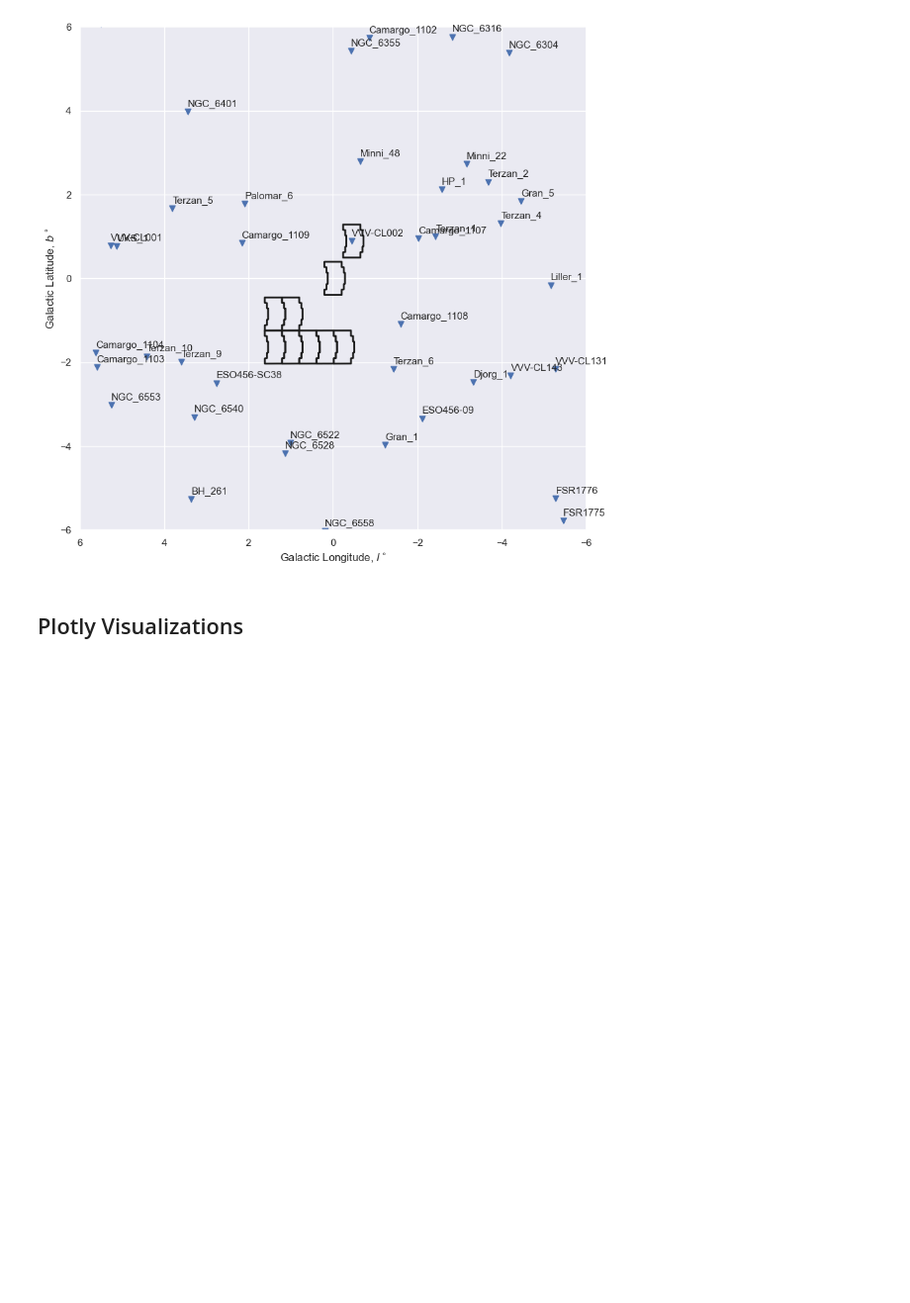
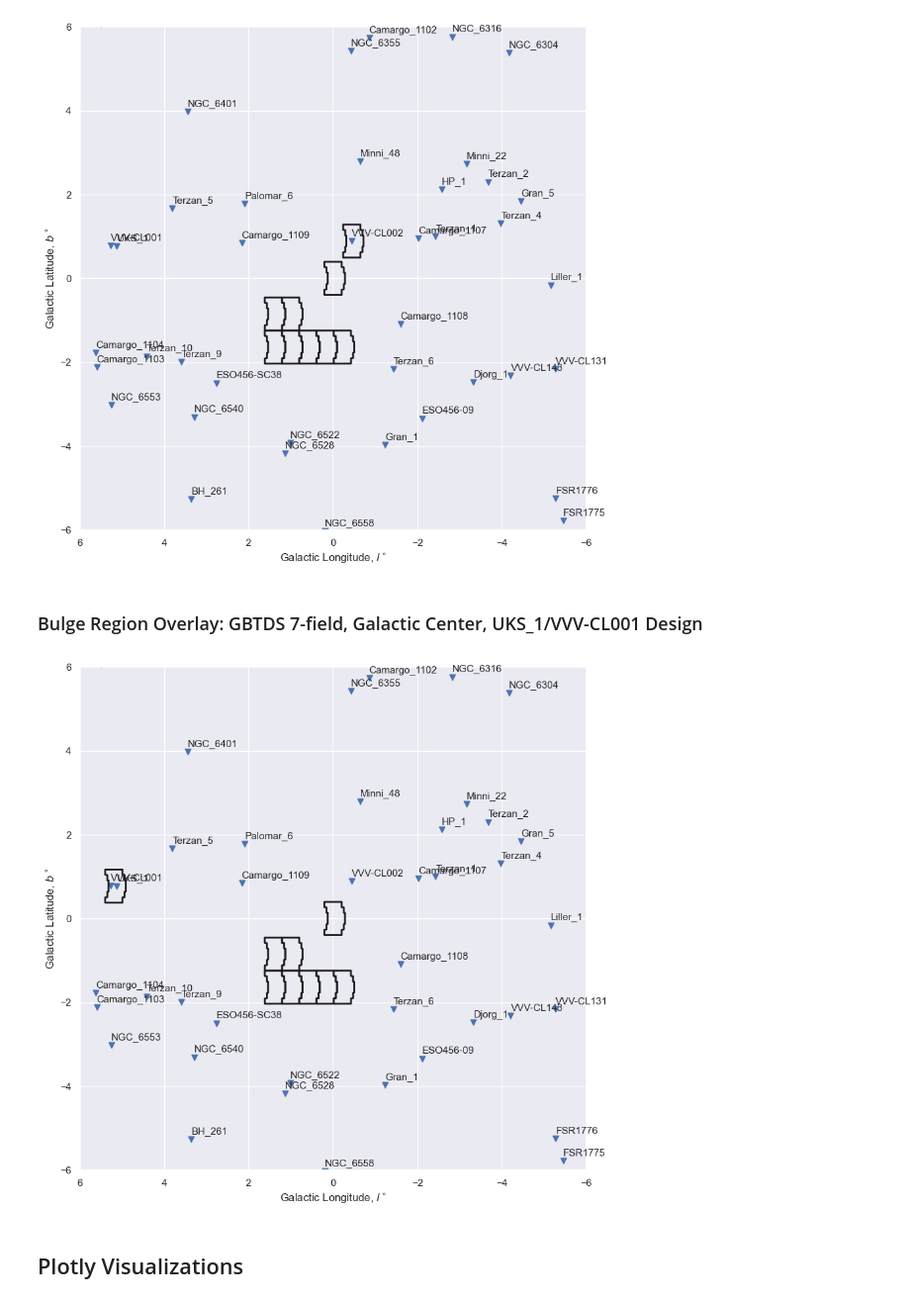
Before and after one commit to jsobeck/roman_gbtds, a Jupyter notebook: GBTDS_Globular_Cluster.ipynb, the cells around one changed output. Shown at 99% size. Drawn from its saved outputs; the diff is of its cells as text; code cells hidden in the pictures; blank space fills up the shorter version.

Commit message:
Modification of GBTDS Globular Cluster compilation/field overlay notebook

```diff
--- a/GBTDS_Globular_Cluster.ipynb
+++ b/GBTDS_Globular_Cluster.ipynb
@@ -143,7 +143,7 @@ for f in fields:
         ax.plot(f[:,1],f[:,2],'k-',lw=2)
 
 ## Galactic Center field
-layout='layout_gal-cen'
+layout='layout_GalCen'
 fields = []
 with open('%s.outline.lbad' % (layout)) as fp:
     for k, g in groupby(fp, lambda x: x.startswith(' ')):
@@ -164,7 +164,7 @@ z = np.array(ig_clusters.Cluster_Name)
 for i in range(len(x)):
     ax.annotate(z[i], (x[i], y[i]+0.12), fontsize=11)
 # Write to file and display to screen
-plt.savefig('GBTDS_7field+GalCen_GlobClus.png', bbox_inches='tight')
+plt.savefig('GBTDS_7field-GalCen-GlobClus.png', bbox_inches='tight')
 plt.show()
 # %% [output]
 [figure]
@@ -189,7 +189,7 @@ for f in fields:
         ax.plot(f[:,1],f[:,2],'k-',lw=2)
 
 ## Galactic Center Field
-layout='layout_gal-cen'
+layout='layout_GalCen'
 fields = []
 with open('%s.outline.lbad' % (layout)) as fp:
     for k, g in groupby(fp, lambda x: x.startswith(' ')):
@@ -220,10 +220,64 @@ z = np.array(ig_clusters.Cluster_Name)
 for i in range(len(x)):
     ax.annotate(z[i], (x[i], y[i]+0.12), fontsize=11)
 # Write to file and display to screen
-plt.savefig('GBTDS_7field+GalCen+VVVCL02.png', bbox_inches='tight')
+plt.savefig('GBTDS_7field-GalCen-VVVCL02.png', bbox_inches='tight')
 plt.show()
 # %% [output]
 [figure]
+# %% [markdown]
+### Bulge Region Overlay: GBTDS 7-field, Galactic Center, UKS_1/VVV-CL001 Design
+# %%
+sns.set()
+fig = plt.figure(figsize=(10,10))
+ax  = fig.add_subplot(1,1,1)
+
+# Field overlay code from M. Penny WFIRST Paper
+## 7-field Baseline
+layout='layout_7f_3'
+fields = []
+with open('%s.outline.lbad' % (layout)) as fp:
+    for k, g in groupby(fp, lambda x: x.startswith(' ')):
+        if not k:
+            fields.append(np.array([[float(x) for x in d.split()] for d in g if len(d.strip())]))
+for f in fields:
+        ax.plot(f[:,1],f[:,2],'k-',lw=2)
+
+## Galactic Center Field
+layout='layout_GalCen'
+fields = []
+with open('%s.outline.lbad' % (layout)) as fp:
+    for k, g in groupby(fp, lambda x: x.startswith(' ')):
+        if not k:
+            fields.append(np.array([[float(x) for x in d.split()] for d in g if len(d.strip())]))
+for f in fields:
+        ax.plot(f[:,1],f[:,2],'k-',lw=2)
+
+## VVV-CL001 + UKS_1 Field (centered at l=5.197, b=0.772)
+layout='layout_VVVCL01_UKS1'
+fields = []
+with open('%s.outline.lbad' % (layout)) as fp:
+    for k, g in groupby(fp, lambda x: x.startswith(' ')):
+        if not k:
+            fields.append(np.array([[float(x) for x in d.split()] for d in g if len(d.strip())]))
+for f in fields:
+        ax.plot(f[:,1],f[:,2],'k-',lw=2)
+
+ax.scatter(gal.l.wrap_at('180d'), gal.b, marker='v', s=40)
+ax.set_xlim(6, -6)
+ax.set_ylim(-6, 6)
+plt.xlabel(r'Galactic Longitude, $l^\circ$')
+plt.ylabel(r'Galactic Latitude, $b^\circ$')
+# Kludgy annotation method
+x = np.array(gal.l.wrap_at('180d'))
+y = np.array(gal.b)
+z = np.array(ig_clusters.Cluster_Name)
+for i in range(len(x)):
+    ax.annotate(z[i], (x[i], y[i]+0.12), fontsize=11)
+# Write to file and display to screen
+plt.savefig('GBTDS_7field-GalCen-VVVCL01-UKS1.png', bbox_inches='tight')
+plt.show()
+# %% [output]
+[figure, added]
 # %% [markdown]
 ## Plotly Visualizations
 # %% [markdown]
```
Also changed, not shown: parts of 1 cell of this notebook, 7 other files.
